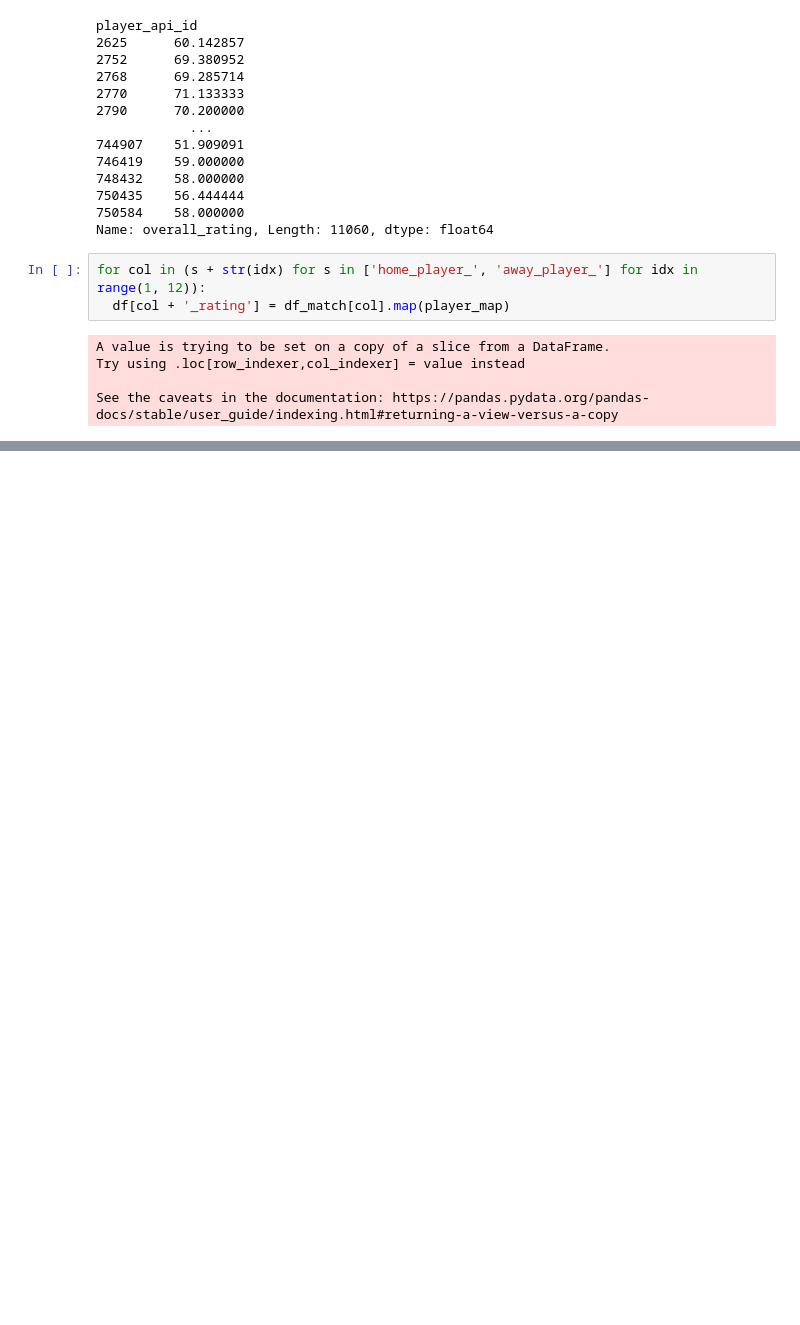
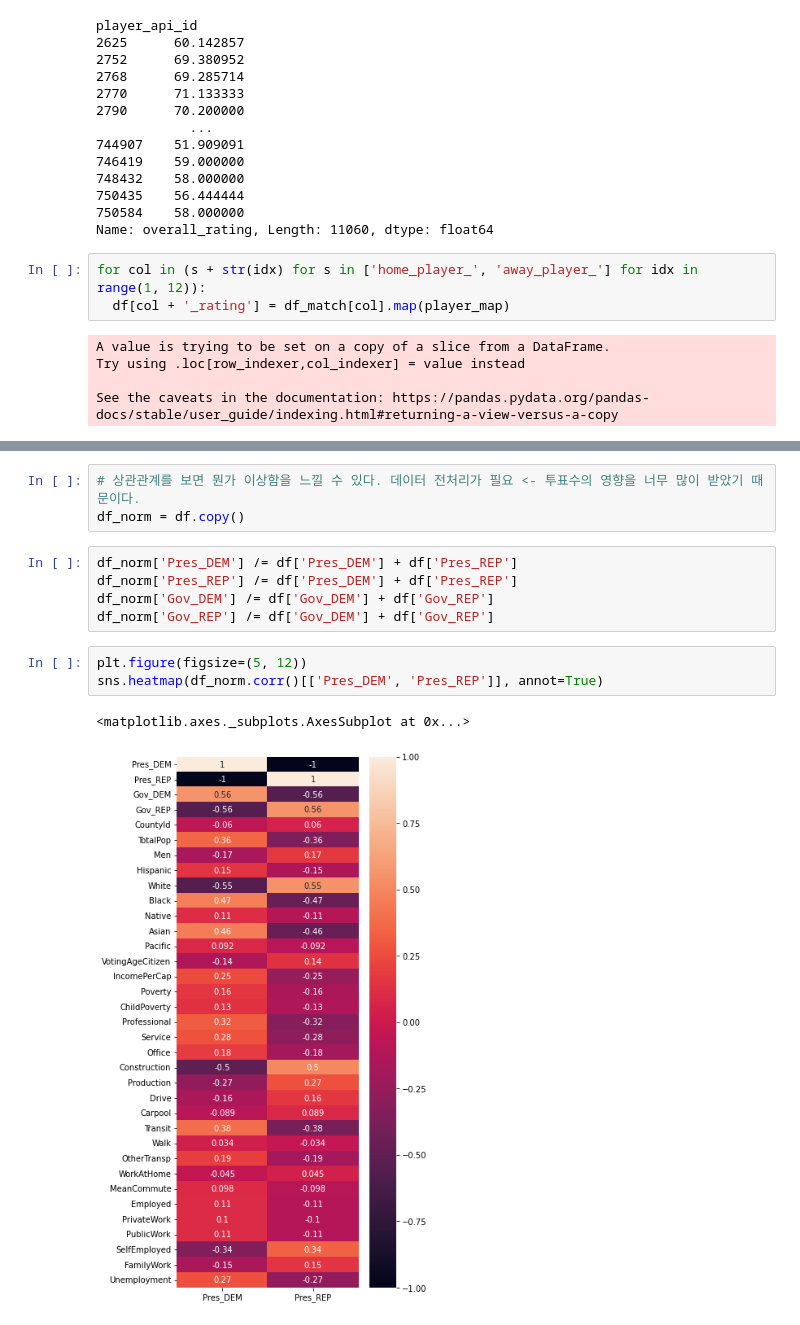
Before and after one commit to spacemaninSeoul/fast_campus_ML300, a Jupyter notebook: ML300_분류파트복습.ipynb, the cells around one changed output, grey strips where cells are left out. Saved outputs shown, nothing was run; the diff lists cells and outputs as text; blank space fills up the shorter version.

```diff
--- a/ML300_분류파트복습.ipynb
+++ b/ML300_분류파트복습.ipynb
@@ -1523,0 +1816,14 @@ See the caveats in the documentation: https://pandas.pydata.org/pandas-docs/stab
+# %%
+# 상관관계를 보면 뭔가 이상함을 느낄 수 있다. 데이터 전처리가 필요 <- 투표수의 영향을 너무 많이 받았기 때문이다.
+df_norm = df.copy()
+# %%
+df_norm['Pres_DEM'] /= df['Pres_DEM'] + df['Pres_REP']
+df_norm['Pres_REP'] /= df['Pres_DEM'] + df['Pres_REP']
+df_norm['Gov_DEM'] /= df['Gov_DEM'] + df['Gov_REP']
+df_norm['Gov_REP'] /= df['Gov_DEM'] + df['Gov_REP']
+# %%
+plt.figure(figsize=(5, 12))
+sns.heatmap(df_norm.corr()[['Pres_DEM', 'Pres_REP']], annot=True)
+# %% [output]
+<matplotlib.axes._subplots.AxesSubplot at 0x...>
+[figure, added]
```
Also changed, not shown: parts of 46 cells of this notebook.
